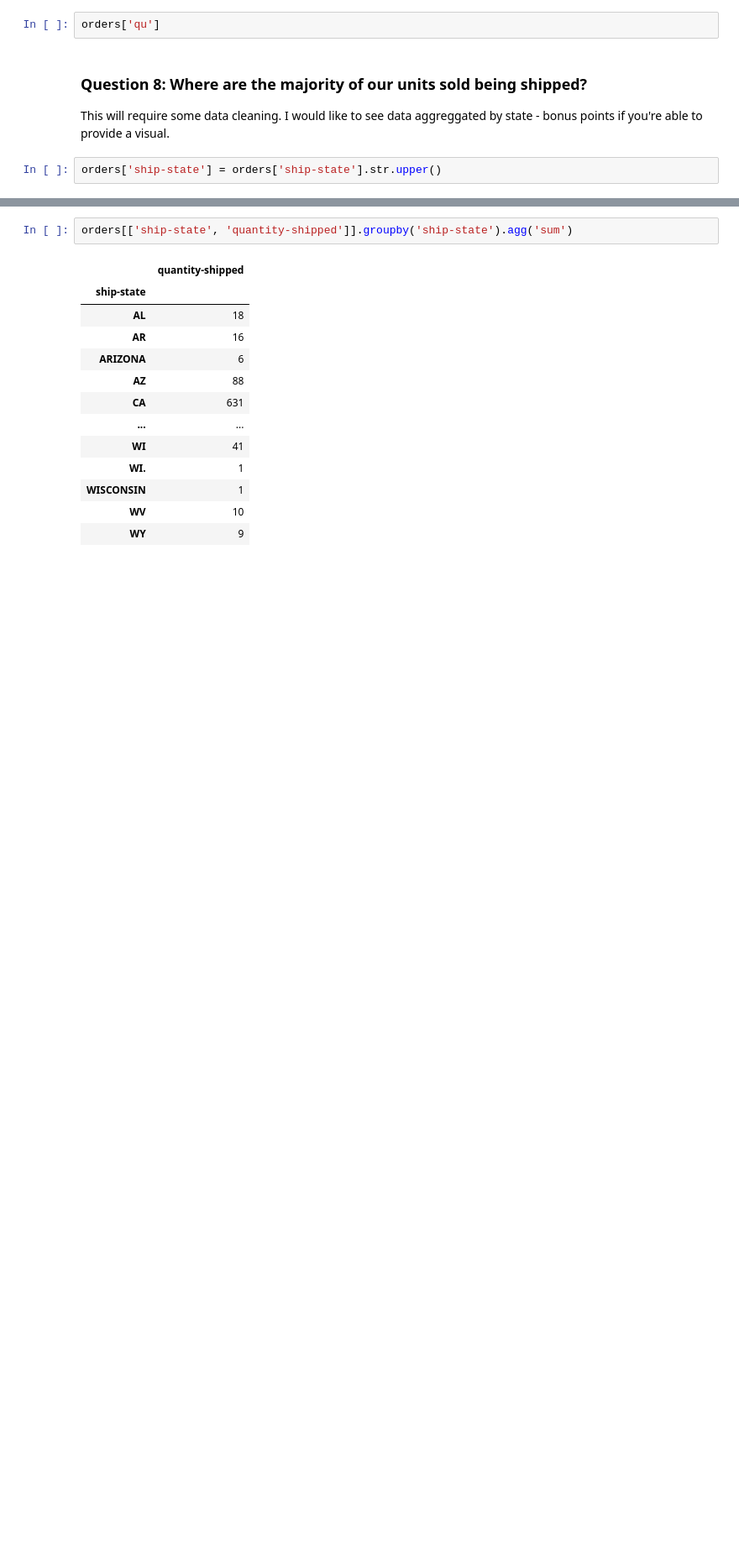
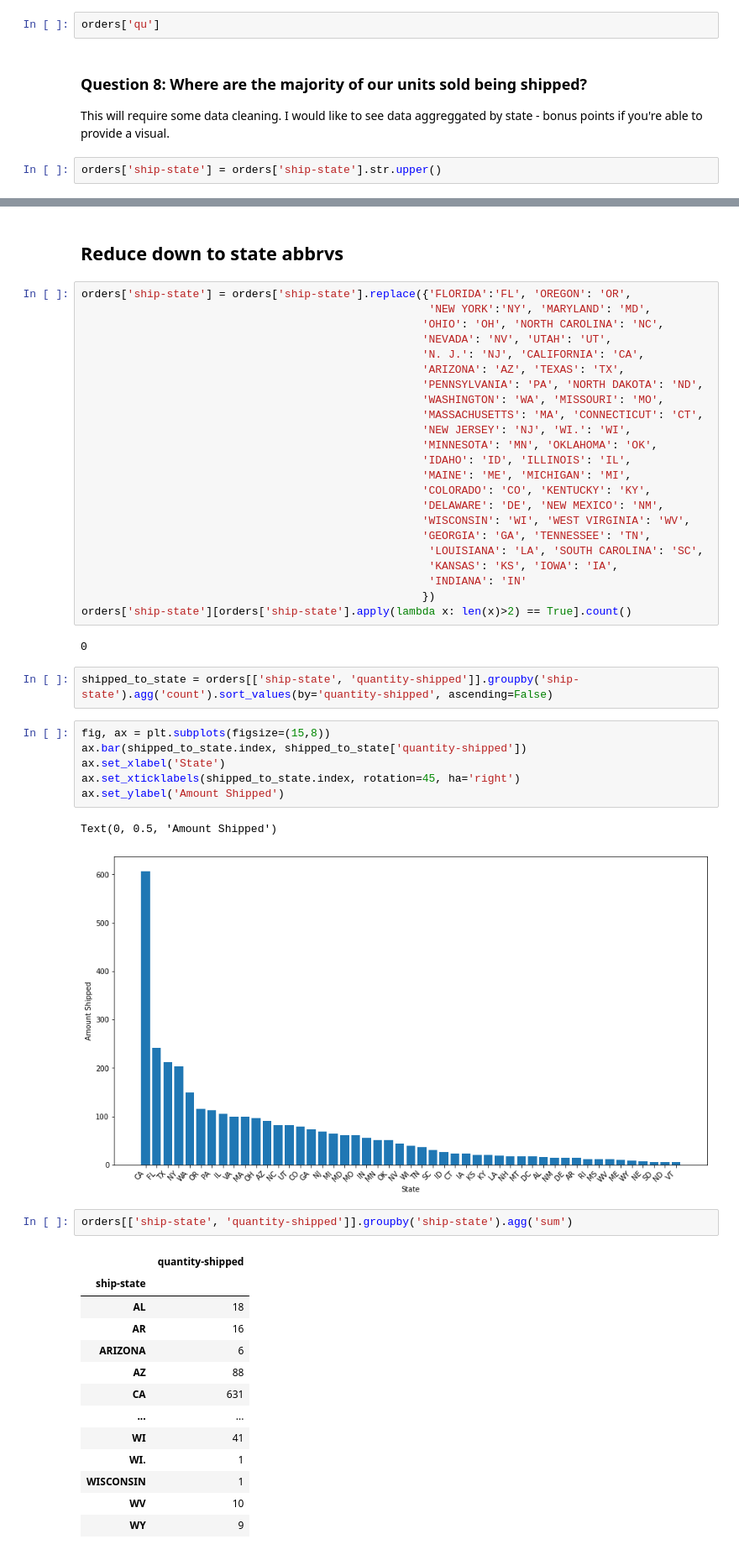
Before and after one commit to puga-42/fba-analysis, a Jupyter notebook: Amazon_Orders_Assignment.ipynb, the cells around one changed output, grey strips where cells are left out. Shown at 84% size. Drawn from its saved outputs; the diff is of its cells as text; blank space fills up the shorter version.

```diff
--- a/Amazon_Orders_Assignment.ipynb
+++ b/Amazon_Orders_Assignment.ipynb
@@ -304,3 +273,41 @@ orders[['ship-state', 'quantity-shipped']].head()
+# %% [markdown]
+## Reduce down to state abbrvs
+# %%
+orders['ship-state'] = orders['ship-state'].replace({'FLORIDA':'FL', 'OREGON': 'OR',
+                                                     'NEW YORK':'NY', 'MARYLAND': 'MD',
+                                                    'OHIO': 'OH', 'NORTH CAROLINA': 'NC',
+                                                    'NEVADA': 'NV', 'UTAH': 'UT',
+                                                    'N. J.': 'NJ', 'CALIFORNIA': 'CA',
+                                                    'ARIZONA': 'AZ', 'TEXAS': 'TX',
+                                                    'PENNSYLVANIA': 'PA', 'NORTH DAKOTA': 'ND',
+                                                    'WASHINGTON': 'WA', 'MISSOURI': 'MO',
+                                                    'MASSACHUSETTS': 'MA', 'CONNECTICUT': 'CT',
+                                                    'NEW JERSEY': 'NJ', 'WI.': 'WI',
+                                                    'MINNESOTA': 'MN', 'OKLAHOMA': 'OK',
+                                                    'IDAHO': 'ID', 'ILLINOIS': 'IL',
+                                                    'MAINE': 'ME', 'MICHIGAN': 'MI',
+                                                    'COLORADO': 'CO', 'KENTUCKY': 'KY',
+                                                    'DELAWARE': 'DE', 'NEW MEXICO': 'NM',
+                                                    'WISCONSIN': 'WI', 'WEST VIRGINIA': 'WV',
+                                                    'GEORGIA': 'GA', 'TENNESSEE': 'TN',
+                                                     'LOUISIANA': 'LA', 'SOUTH CAROLINA': 'SC',
+                                                     'KANSAS': 'KS', 'IOWA': 'IA',
+                                                     'INDIANA': 'IN'
+                                                    })
+orders['ship-state'][orders['ship-state'].apply(lambda x: len(x)>2) == True].count()
+# %% [output]
+0
+# %%
+shipped_to_state = orders[['ship-state', 'quantity-shipped']].groupby('ship-state').agg('count').sort_values(by='quantity-shipped', ascending=False)
+# %%
+fig, ax = plt.subplots(figsize=(15,8))
+ax.bar(shipped_to_state.index, shipped_to_state['quantity-shipped'])
+ax.set_xlabel('State')
+ax.set_xticklabels(shipped_to_state.index, rotation=45, ha='right')
+ax.set_ylabel('Amount Shipped')
+# %% [output]
+Text(0, 0.5, 'Amount Shipped')
+[figure, added]
 # %%
 orders[['ship-state', 'quantity-shipped']].groupby('ship-state').agg('sum')
 # %% [output]
```
Also changed, not shown: parts of 13 cells of this notebook.
